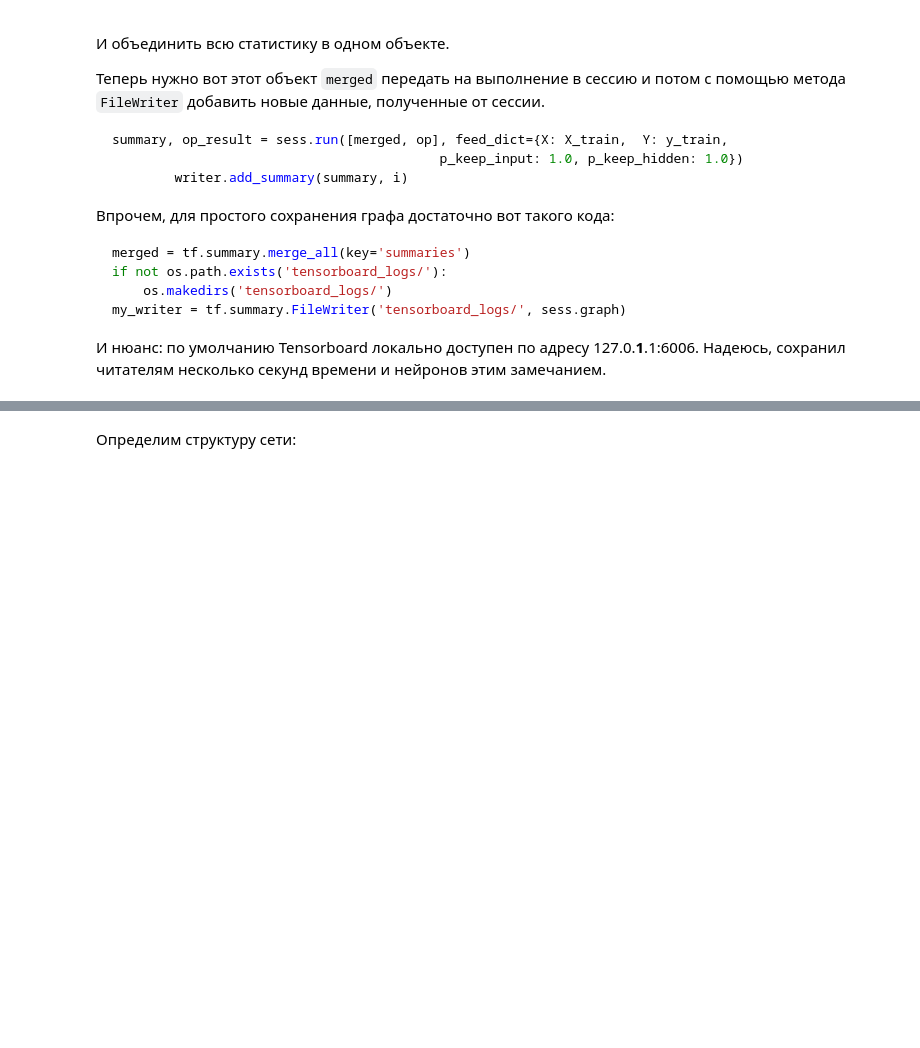
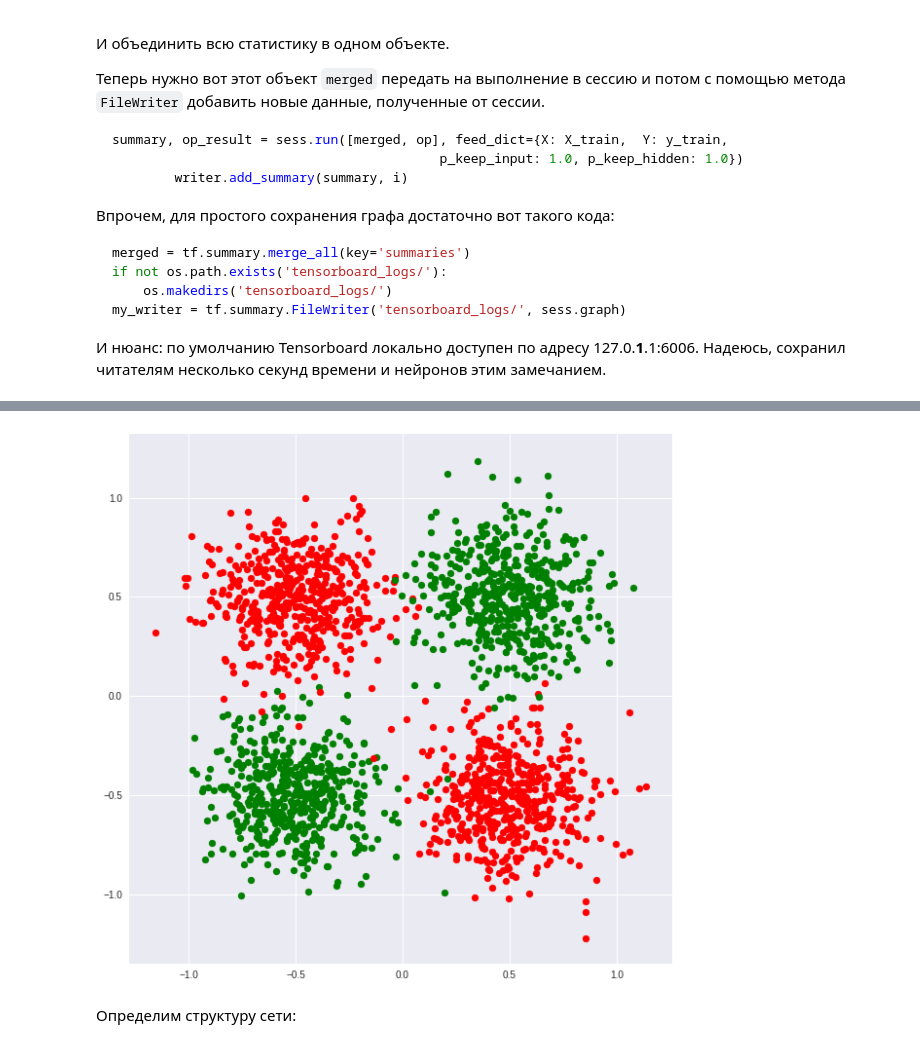
Before and after one commit to hydrophis-spiralis/intro_tf, a Jupyter notebook: intro_tf.ipynb, the cells around one changed output, grey strips where cells are left out. Saved outputs shown, nothing was run; the diff lists cells and outputs as text; code cells hidden in the pictures; blank space fills up the shorter version.

```diff
--- a/intro_tf.ipynb
+++ b/intro_tf.ipynb
@@ -508,0 +516,2 @@ my_writer = tf.summary.FileWriter('tensorboard_logs/', sess.graph)
+# %%
+x = np.vstack([np.random.normal(loc=(i//2, i%2), scale=0.2, size=(500,2)) for i in range(4)])-.5
@@ -509,3 +520,11 @@ my_writer = tf.summary.FileWriter('tensorboard_logs/', sess.graph)
+# %%
+plt.figure(figsize=(10,10))
+plt.scatter(x[0:500,0], x[0:500,1], c='green')
+plt.scatter(x[500:1500,0], x[500:1500,1], c='red')
+plt.scatter(x[1500:,0], x[1500:,1], c='green')
+plt.savefig('xor.jpg')
+# %% [output]
+[figure, added]
 # %%
 ops.reset_default_graph()
 sess =tf.Session()
```
Also changed, not shown: parts of 18 cells of this notebook, 7 other files.
